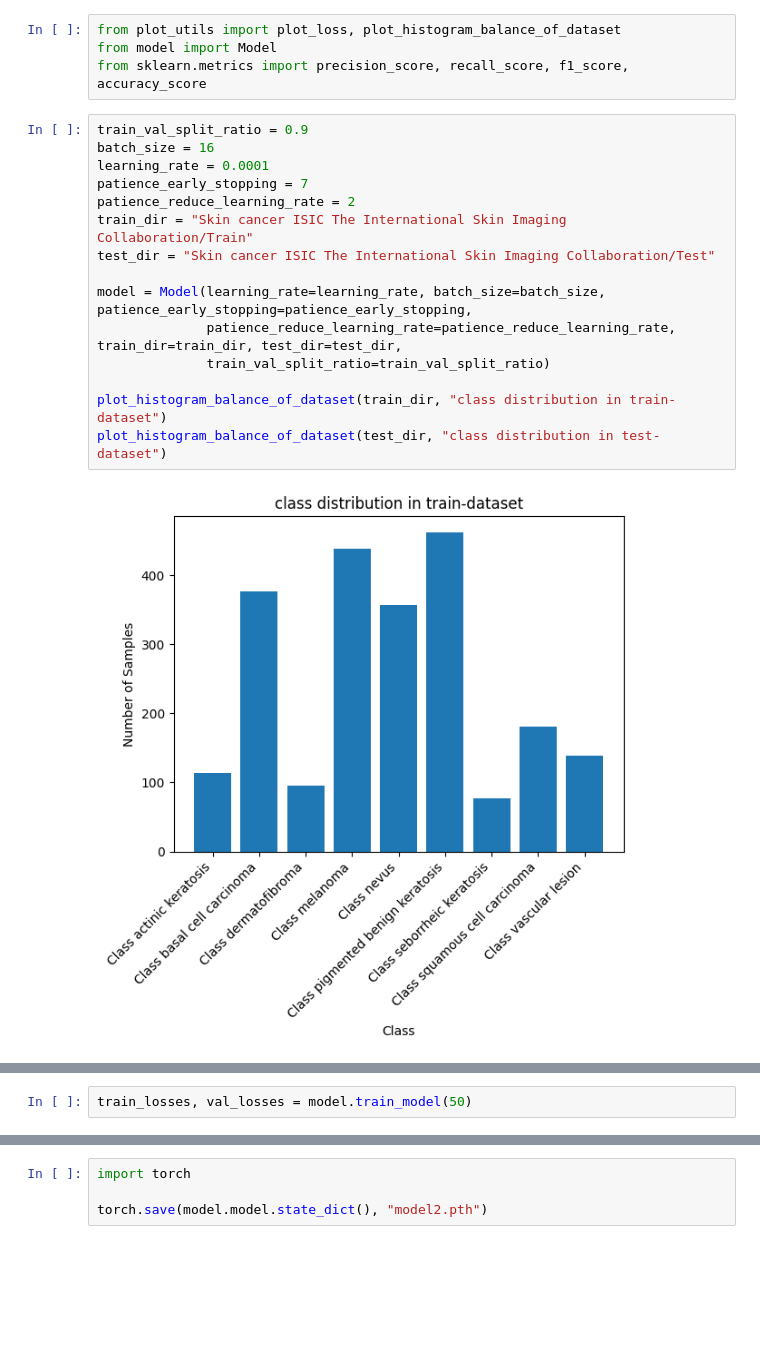
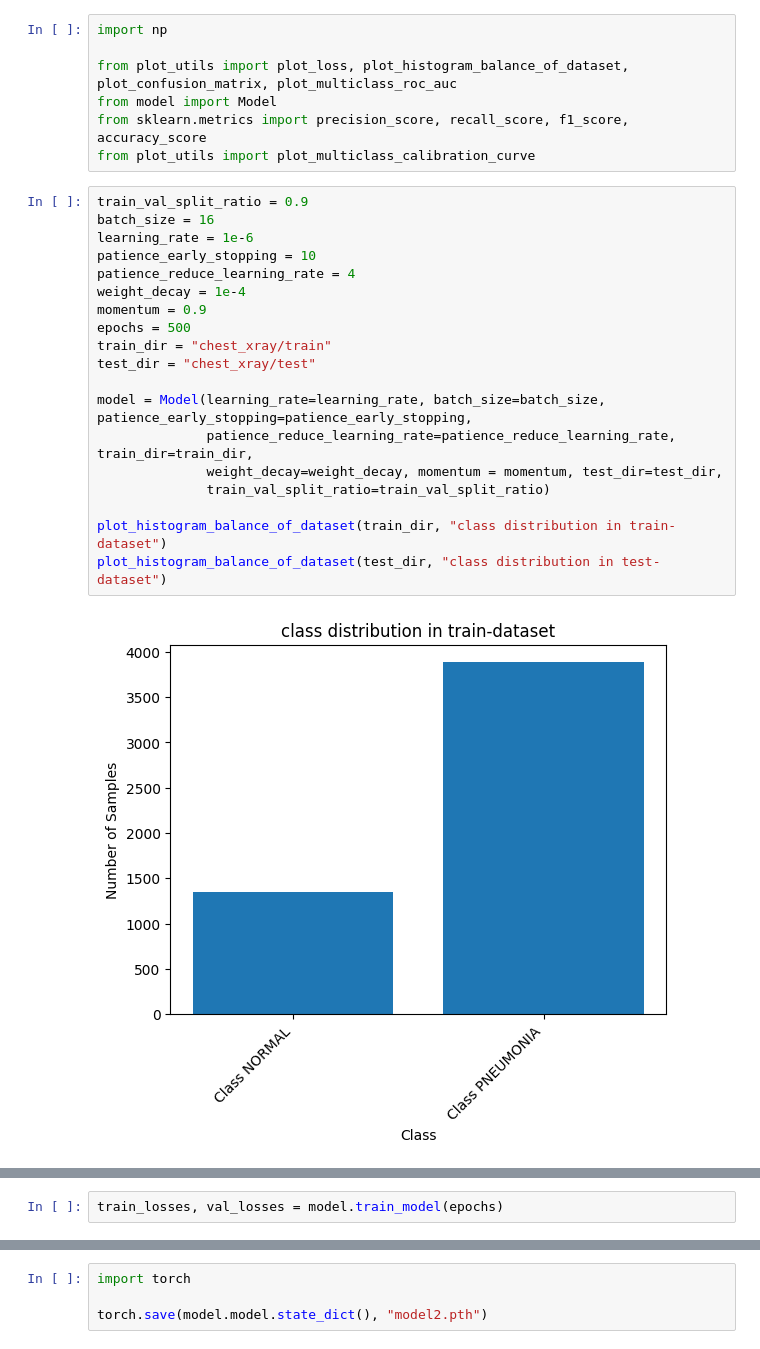
Before and after one commit to michaelihrler/ModelCalibrationDeepLearning, a Jupyter notebook: calibration_notebook.ipynb, the cells around one changed output, grey strips where cells are left out. Drawn from its saved outputs; the diff is of its cells as text; blank space fills up the shorter version.

```diff
--- a/calibration_notebook.ipynb
+++ b/calibration_notebook.ipynb
@@ -1,21 +1,28 @@
 # %%
-from plot_utils import plot_loss, plot_histogram_balance_of_dataset
+import np
+
+from plot_utils import plot_loss, plot_histogram_balance_of_dataset, plot_confusion_matrix, plot_multiclass_roc_auc
 from model import Model
 from sklearn.metrics import precision_score, recall_score, f1_score, accuracy_score
+from plot_utils import plot_multiclass_calibration_curve
 # %%
 train_val_split_ratio = 0.9
 batch_size = 16
-learning_rate = 0.0001
-patience_early_stopping = 7
-patience_reduce_learning_rate = 2
-train_dir = "Skin cancer ISIC The International Skin Imaging Collaboration/Train"
-test_dir = "Skin cancer ISIC The International Skin Imaging Collaboration/Test"
+learning_rate = 1e-6
+patience_early_stopping = 10
+patience_reduce_learning_rate = 4
+weight_decay = 1e-4
+momentum = 0.9
+epochs = 500
+train_dir = "chest_xray/train"
+test_dir = "chest_xray/test"
 
 model = Model(learning_rate=learning_rate, batch_size=batch_size, patience_early_stopping=patience_early_stopping,
-              patience_reduce_learning_rate=patience_reduce_learning_rate, train_dir=train_dir, test_dir=test_dir,
+              patience_reduce_learning_rate=patience_reduce_learning_rate, train_dir=train_dir,
+              weight_decay=weight_decay, momentum = momentum, test_dir=test_dir,
               train_val_split_ratio=train_val_split_ratio)
 
 plot_histogram_balance_of_dataset(train_dir, "class distribution in train-dataset")
 plot_histogram_balance_of_dataset(test_dir, "class distribution in test-dataset")
 # %% [output]
-[figure, old version]
+[figure, new version]
@@ -23,5 +30,5 @@ plot_histogram_balance_of_dataset(test_dir, "class distribution in test-dataset"
 # %%
-train_losses, val_losses = model.train_model(50)
+train_losses, val_losses = model.train_model(epochs)
 # %%
 plot_loss(train_losses, val_losses)
 # %% [output]
```
Also changed, not shown: parts of 7 cells of this notebook, 4 other files.
